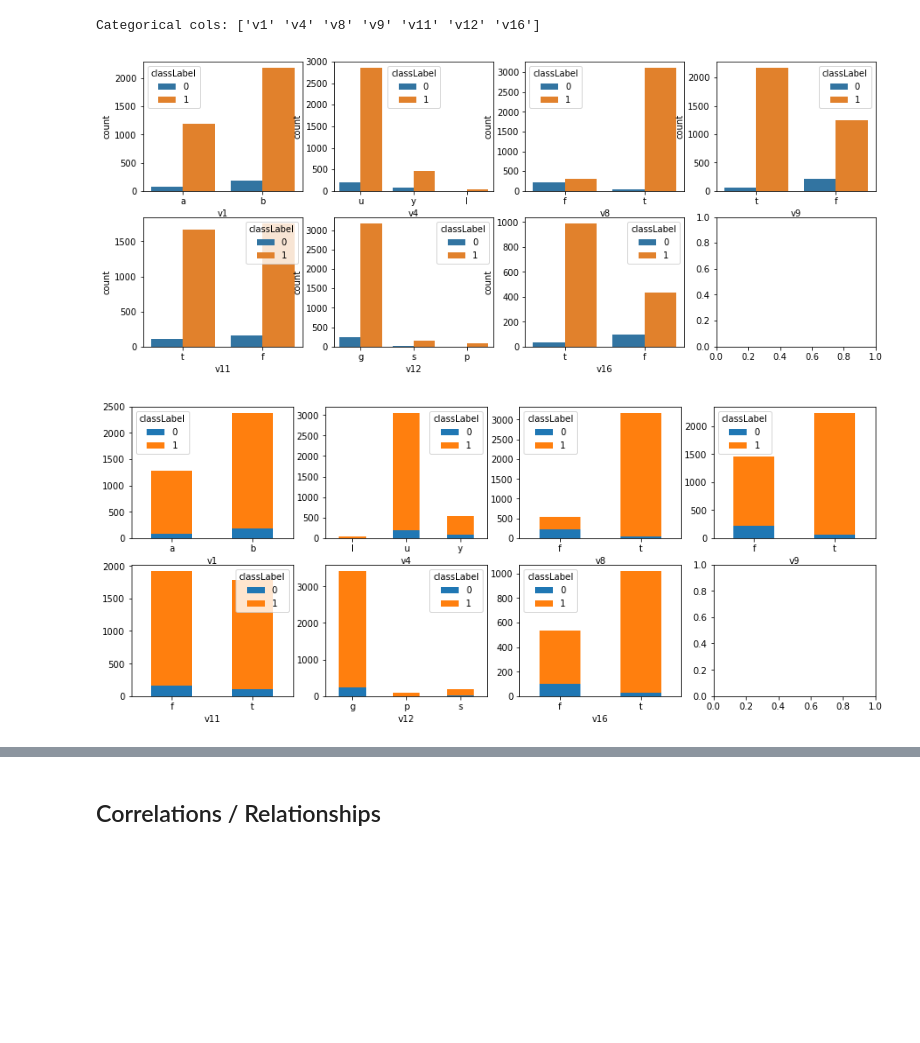
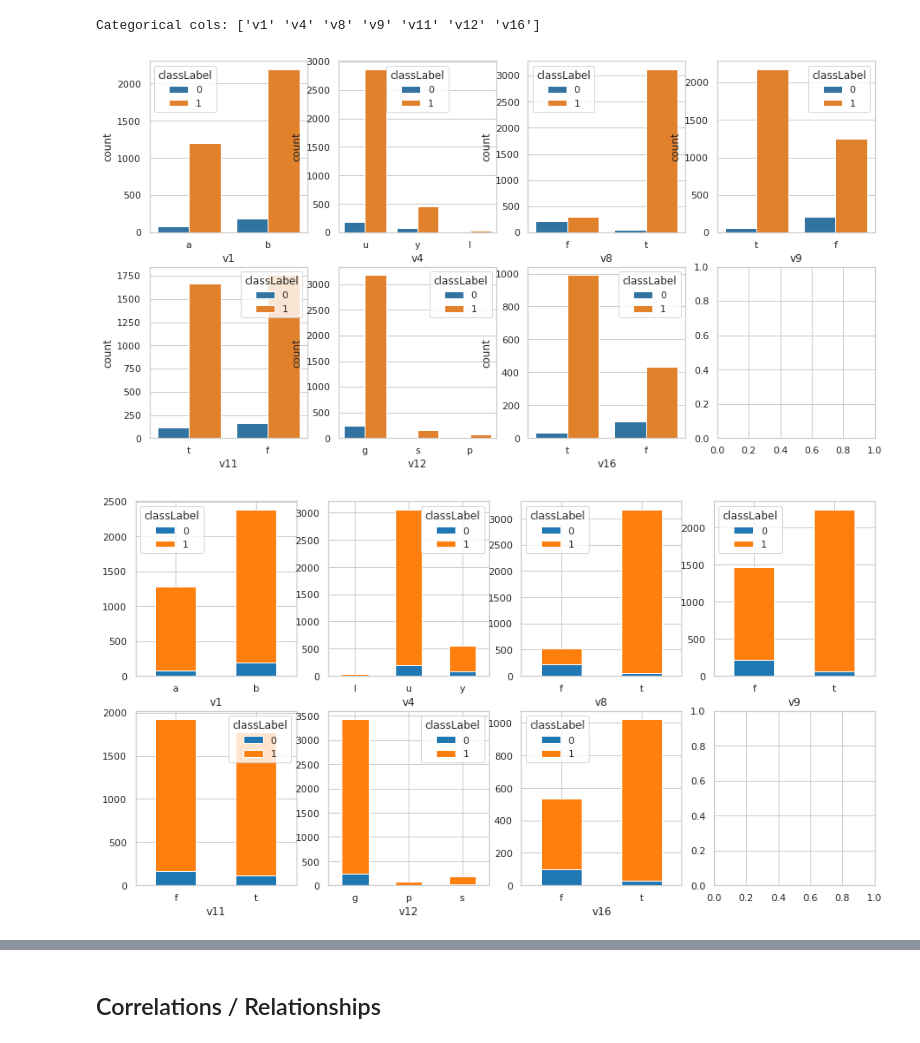
Before and after one commit to dilipalbert-datascientist/traditional-machine-learning, a Jupyter notebook: notebooks/ml_python/3C-Manual-Bespoke-Train-EDA.ipynb, the cells around one changed output, grey strips where cells are left out. Saved outputs shown, nothing was run; the diff lists cells and outputs as text; code cells hidden in the pictures; blank space fills up the shorter version.

```diff
--- a/notebooks/ml_python/3C-Manual-Bespoke-Train-EDA.ipynb
+++ b/notebooks/ml_python/3C-Manual-Bespoke-Train-EDA.ipynb
@@ -5,12 +16,13 @@
 from IPython.core.interactiveshell import InteractiveShell
 InteractiveShell.ast_node_interactivity = "all"
 
-# Visual setup
-#%config InlineBackend.figure_format = 'retina'
-
-relative_filepath = "../../"
+pd.options.display.float_format = '{:.4f}'.format # 4 decimal places
 
 # Set relative path mapping for module imports
-import sys
+relative_filepath = "../../"
+sys.path.append(relative_filepath)
 
-sys.path.append(relative_filepath)
+# Change defaults
+sns.set(style='whitegrid',
+        #context='talk'
+       )
@@ -347,7 +351,7 @@ print("Categorical cols:", cat_cols)
 # %% [output]
 Categorical cols: ['v1' 'v4' 'v8' 'v9' 'v11' 'v12' 'v16']
 # %%
-fig, ax = plt.subplots(2, 4, figsize=(15, 6))
+fig, ax = plt.subplots(2, 4, figsize=(15, 8))
 for var, subplot in zip(cat_cols, ax.flatten()):
 
     countplot = sns.countplot(data=X_y_train,
@@ -355,26 +359,26 @@ for var, subplot in zip(cat_cols, ax.flatten()):
                               hue=target,
                               ax=subplot,
                               palette=["tab:blue","tab:orange"]
-                              )
+                             )
 
     for label in subplot.get_xticklabels():
         label.set_rotation(0)
 # %% [output]
-[figure, old version]
+[figure, new version]
 # %%
-fig, ax = plt.subplots(2, 4, figsize=(15, 6))
+fig, ax = plt.subplots(2, 4, figsize=(15, 8))
 for var, subplot in zip(cat_cols, ax.flatten()):
 
     ct = pd.crosstab(X_y_train[var],
                      X_y_train[target])
 
     stackedbar = ct.plot.bar(stacked=True,
                              ax=subplot,
                              color=["tab:blue","tab:orange"]
                             )
 
     for label in subplot.get_xticklabels():
         label.set_rotation(0)
 # %% [output]
-[figure, old version]
+[figure, new version]
 # %%
```
Also changed, not shown: parts of 15 cells of this notebook.
